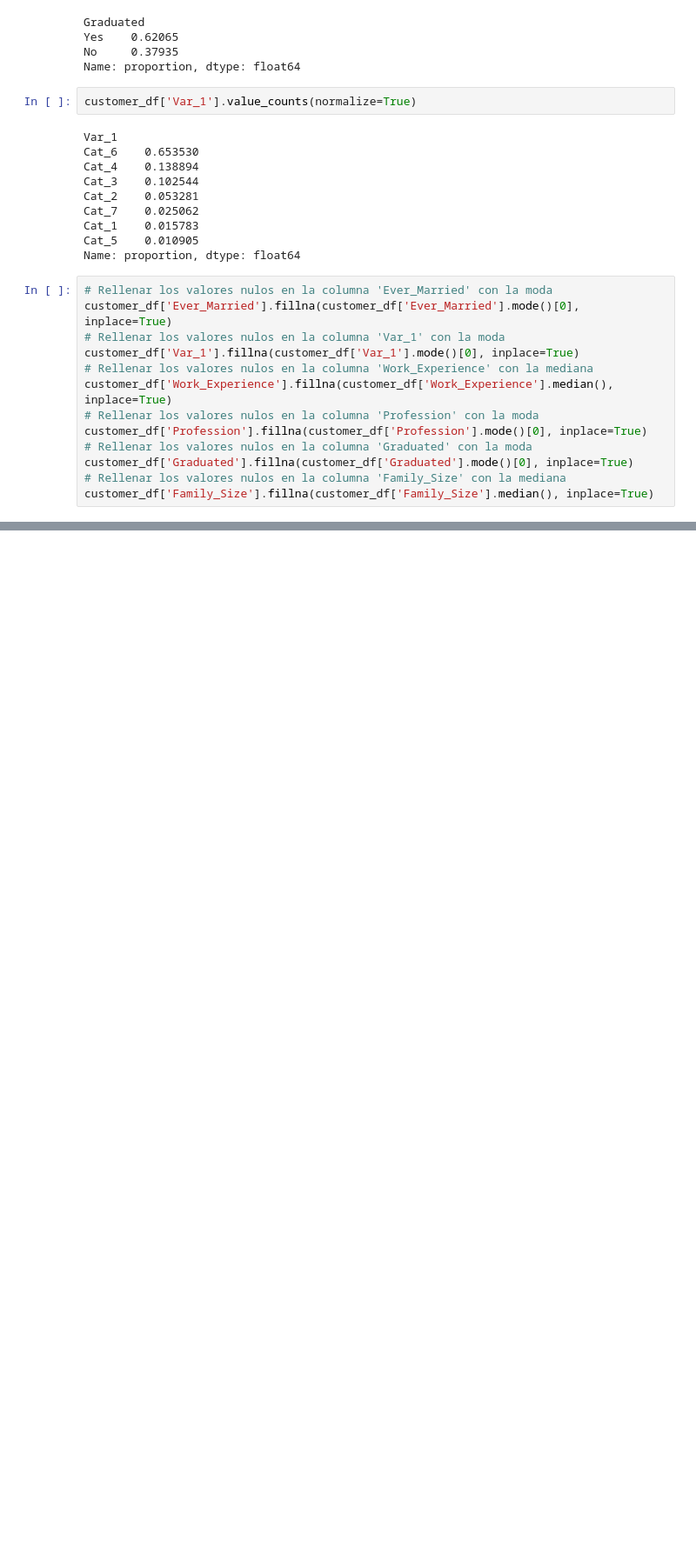
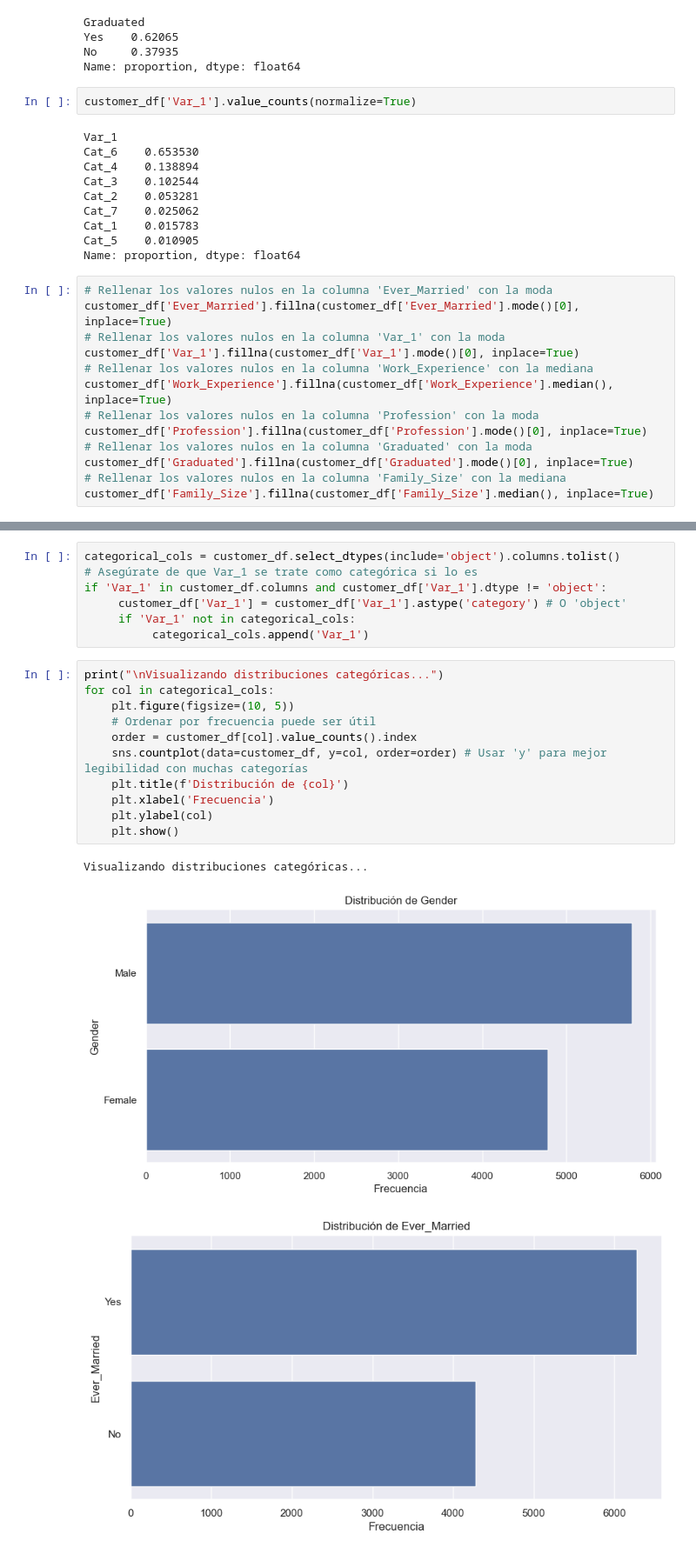
Before and after one commit to Daguerre45/Clustering, a Jupyter notebook: CasoPractico2/casoPractico_2.ipynb, the cells around one changed output, grey strips where cells are left out. Shown at 87% size. Saved outputs shown, nothing was run; the diff lists cells and outputs as text; blank space fills up the shorter version.

```diff
--- a/CasoPractico2/casoPractico_2.ipynb
+++ b/CasoPractico2/casoPractico_2.ipynb
@@ -296,0 +340,22 @@ customer_df['Family_Size'].fillna(customer_df['Family_Size'].median(), inplace=T
+# %%
+categorical_cols = customer_df.select_dtypes(include='object').columns.tolist()
+# Asegúrate de que Var_1 se trate como categórica si lo es
+if 'Var_1' in customer_df.columns and customer_df['Var_1'].dtype != 'object':
+     customer_df['Var_1'] = customer_df['Var_1'].astype('category') # O 'object'
+     if 'Var_1' not in categorical_cols:
+          categorical_cols.append('Var_1')
+# %%
+print("\nVisualizando distribuciones categóricas...")
+for col in categorical_cols:
+    plt.figure(figsize=(10, 5))
+    # Ordenar por frecuencia puede ser útil
+    order = customer_df[col].value_counts().index
+    sns.countplot(data=customer_df, y=col, order=order) # Usar 'y' para mejor legibilidad con muchas categorías
+    plt.title(f'Distribución de {col}')
+    plt.xlabel('Frecuencia')
+    plt.ylabel(col)
+    plt.show()
+# %% [output]
+Visualizando distribuciones categóricas...
+[figure, added]
+[figure, added]
```
Also changed, not shown: parts of 18 cells of this notebook.
